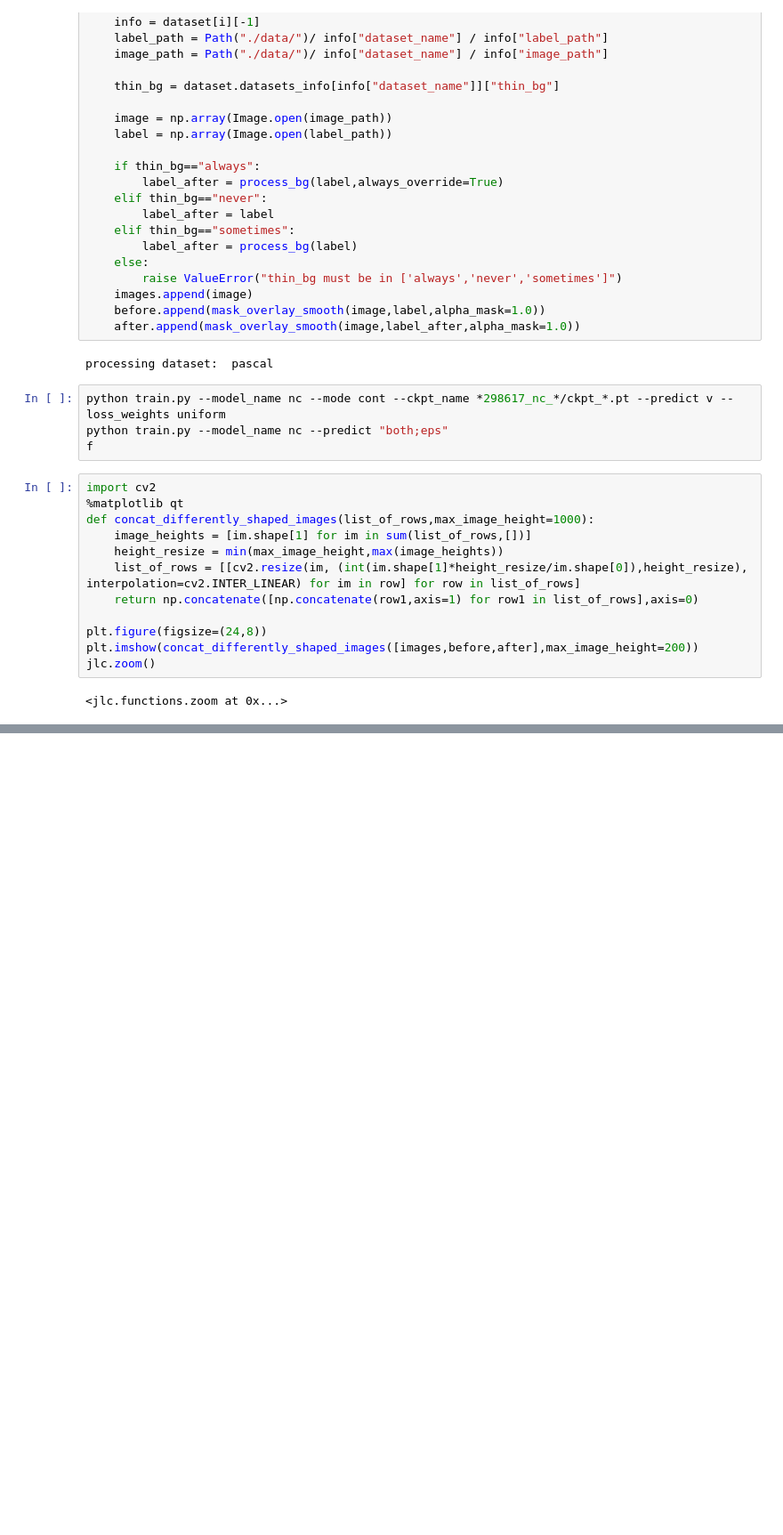
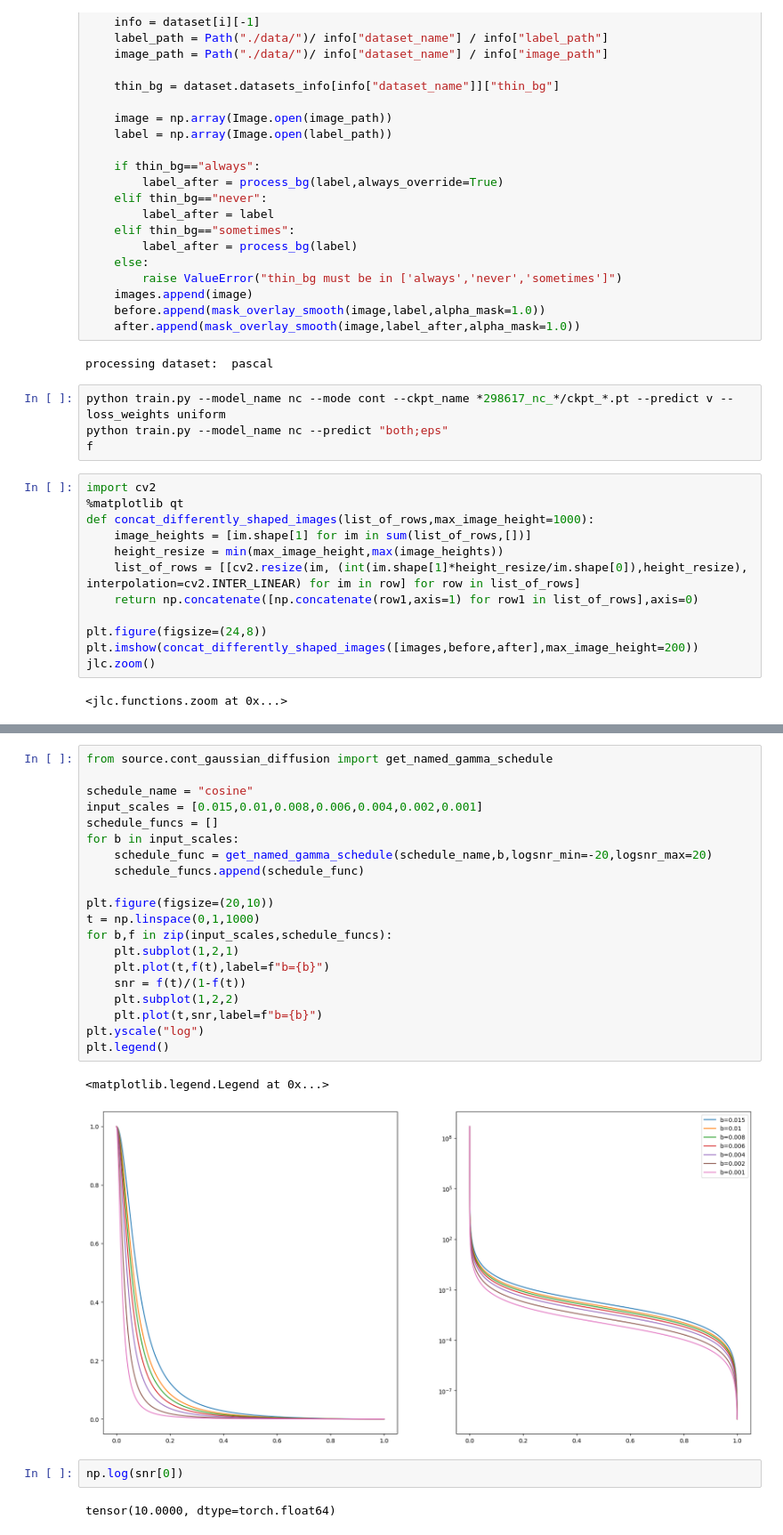
Before and after one commit to JakobLC/diffusion2, a Jupyter notebook: test_script.ipynb, the cells around one changed output, grey strips where cells are left out. Shown at 89% size. Saved outputs shown, nothing was run; the diff lists cells and outputs as text; blank space fills up the shorter version.

```diff
--- a/test_script.ipynb
+++ b/test_script.ipynb
@@ -925,0 +1075,27 @@ jlc.zoom()
+# %%
+from source.cont_gaussian_diffusion import get_named_gamma_schedule
+
+schedule_name = "cosine"
+input_scales = [0.015,0.01,0.008,0.006,0.004,0.002,0.001]
+schedule_funcs = []
+for b in input_scales:
+    schedule_func = get_named_gamma_schedule(schedule_name,b,logsnr_min=-20,logsnr_max=20)
+    schedule_funcs.append(schedule_func)
+
+plt.figure(figsize=(20,10))
+t = np.linspace(0,1,1000)
+for b,f in zip(input_scales,schedule_funcs):
+    plt.subplot(1,2,1)
+    plt.plot(t,f(t),label=f"b={b}")
+    snr = f(t)/(1-f(t))
+    plt.subplot(1,2,2)
+    plt.plot(t,snr,label=f"b={b}")
+plt.yscale("log")
+plt.legend()
+# %% [output]
+<matplotlib.legend.Legend at 0x...>
+[figure, added]
+# %%
+np.log(snr[0])
+# %% [output]
+tensor(10.0000, dtype=torch.float64)
```
Also changed, not shown: parts of 18 cells of this notebook, 21 other files.
